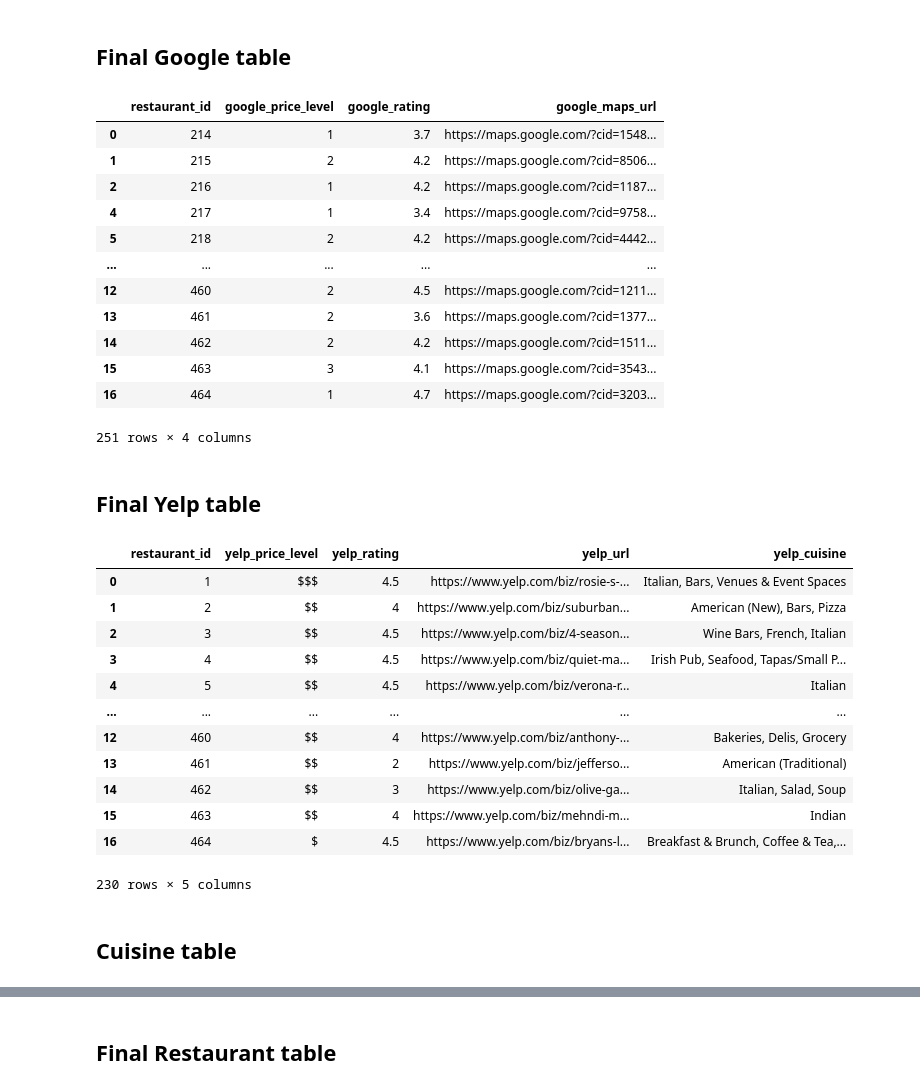
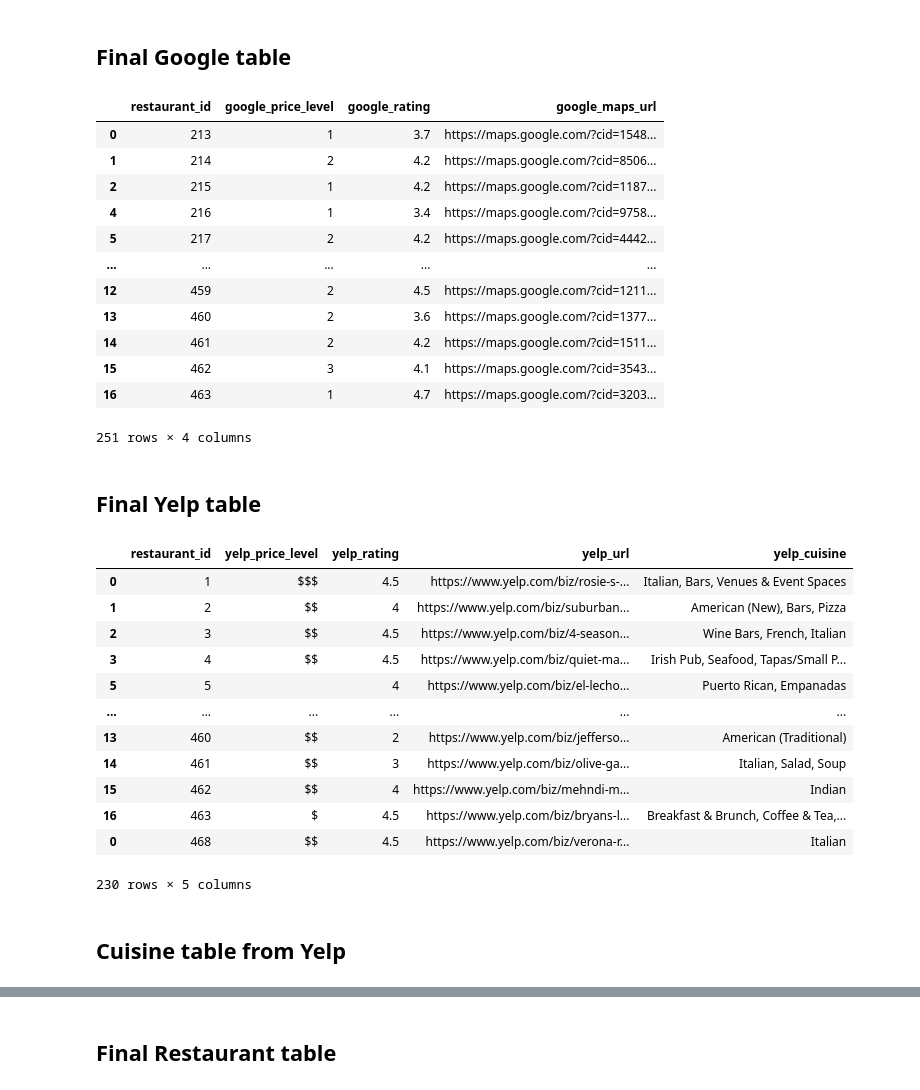
Before and after one commit to deliahellander/ETL-Project, a Jupyter notebook: Transformation/Transformation.ipynb, the cells around one changed output, grey strips where cells are left out. Drawn from its saved outputs; the diff is of its cells as text; code cells hidden in the pictures.

```diff
--- a/Transformation/Transformation.ipynb
+++ b/Transformation/Transformation.ipynb
@@ -529,0 +723,4 @@ restaurant_common_df
+# %%
+# concat both combined yelp and google dataframes and trip advisor data to get data from all dataframes
+restaurant_all_df = pd.concat([gy_final_df, tripadvisor_data_df])
+restaurant_all_df
@@ -529,0 +741,4 @@ restaurant_common_df
+# %%
+# merge yelp and google dataframes and trip advisor data on inner join to get the same restaurants in all tables
+restaurant_common_df = pd.merge(gy_final_df, tripadvisor_data_df, on=['restaurant_name', 'address1', 'zip code'], how='inner')
+restaurant_common_df
@@ -579,7 +765,6 @@ restaurant_common_df
 # %%
 # combine the table with all the restaurants with the table with common restaurants
 restaurant_df = pd.concat([restaurant_all_df, restaurant_common_df])
-restaurant_df = restaurant_df.fillna("")
 restaurant_df
 # %% [output]
 |  | restaurant_name | yelp_url | yelp_rating | address1 | restaurant_website | yelp_price_level | yelp_cuisine | ... |
@@ -603,6 +788,7 @@ restaurant_final_df = restaurant_df.drop_duplicates(subset=['restaurant_name', '
 
 # add the resturant_id column for unique identifier
 restaurant_final_df['restaurant_id'] = range(1, len(restaurant_final_df) + 1)
+restaurant_final_df = restaurant_final_df.fillna("")
 restaurant_final_df
 # %% [output]
 A value is trying to be set on a copy of a slice from a DataFrame.
@@ -632,50 +818,50 @@ See the caveats in the documentation: https://pandas.pydata.org/pandas-docs/stab
 google_final_df = restaurant_final_df[restaurant_final_df.google_maps_url != ""]
 
 # drop unwanted columns
-google_final_df = google_final_df.drop(columns=['restaurant_name', 'yelp_url', 'yelp_rating', 'yelp_price_level', 'yelp_cuisine', 'address1', 'restaurant_website', 'city', 'state', 'zip code'])
+google_final_df = google_final_df.drop(columns=['restaurant_name', 'yelp_url', 'yelp_rating', 'yelp_price_level', 'yelp_cuisine', 'tripadvisor_url', 'tripadvisor_rating', 'tripadvisor_price_level', 'tripadvisor_cuisine', 'address1', 'restaurant_website', 'city', 'state', 'zip code'])
 google_final_df = google_final_df[['restaurant_id', 'google_price_level', 'google_rating', 'google_maps_url']]
 google_final_df
 # %% [output]
 |  | restaurant_id | google_price_level | google_rating | google_maps_url |
-| 0 | 214 | 1 | 3.7 | https://maps.google.com/?cid=1548... |
-| 1 | 215 | 2 | 4.2 | https://maps.google.com/?cid=8506... |
-| 2 | 216 | 1 | 4.2 | https://maps.google.com/?cid=1187... |
-| 4 | 217 | 1 | 3.4 | https://maps.google.com/?cid=9758... |
-| 5 | 218 | 2 | 4.2 | https://maps.google.com/?cid=4442... |
+| 0 | 213 | 1 | 3.7 | https://maps.google.com/?cid=1548... |
+| 1 | 214 | 2 | 4.2 | https://maps.google.com/?cid=8506... |
+| 2 | 215 | 1 | 4.2 | https://maps.google.com/?cid=1187... |
+| 4 | 216 | 1 | 3.4 | https://maps.google.com/?cid=9758... |
+| 5 | 217 | 2 | 4.2 | https://maps.google.com/?cid=4442... |
 | ... | ... | ... | ... | ... |
-| 12 | 460 | 2 | 4.5 | https://maps.google.com/?cid=1211... |
-| 13 | 461 | 2 | 3.6 | https://maps.google.com/?cid=1377... |
-| 14 | 462 | 2 | 4.2 | https://maps.google.com/?cid=1511... |
-| 15 | 463 | 3 | 4.1 | https://maps.google.com/?cid=3543... |
-| 16 | 464 | 1 | 4.7 | https://maps.google.com/?cid=3203... |
+| 12 | 459 | 2 | 4.5 | https://maps.google.com/?cid=1211... |
+| 13 | 460 | 2 | 3.6 | https://maps.google.com/?cid=1377... |
+| 14 | 461 | 2 | 4.2 | https://maps.google.com/?cid=1511... |
+| 15 | 462 | 3 | 4.1 | https://maps.google.com/?cid=3543... |
+| 16 | 463 | 1 | 4.7 | https://maps.google.com/?cid=3203... |
 251 rows × 4 columns
 # %% [markdown]
 ## Final Yelp table
 # %%
 # search for rows that have a yelp_url
 yelp_final_df = restaurant_final_df[restaurant_final_df.yelp_url != ""]
 
 # drop unwanted columns
-yelp_final_df = yelp_final_df.drop(columns=['google_price_level', 'google_rating', 'google_maps_url', 'address1', 'restaurant_website', 'city', 'state', 'zip code', 'restaurant_name'])
+yelp_final_df = yelp_final_df.drop(columns=['google_price_level', 'google_rating', 'google_maps_url', 'tripadvisor_url', 'tripadvisor_rating', 'tripadvisor_price_level', 'tripadvisor_cuisine', 'address1', 'restaurant_website', 'city', 'state', 'zip code', 'restaurant_name'])
 yelp_final_df = yelp_final_df[['restaurant_id', 'yelp_price_level', 'yelp_rating', 'yelp_url', 'yelp_cuisine']]
 
 yelp_final_df
 # %% [output]
 |  | restaurant_id | yelp_price_level | yelp_rating | yelp_url | yelp_cuisine |
 | 0 | 1 | $$$ | 4.5 | https://www.yelp.com/biz/rosie-s-... | Italian, Bars, Venues & Event Spaces |
 | 1 | 2 | $$ | 4 | https://www.yelp.com/biz/suburban... | American (New), Bars, Pizza |
 | 2 | 3 | $$ | 4.5 | https://www.yelp.com/biz/4-season... | Wine Bars, French, Italian |
 | 3 | 4 | $$ | 4.5 | https://www.yelp.com/biz/quiet-ma... | Irish Pub, Seafood, Tapas/Small P... |
-| 4 | 5 | $$ | 4.5 | https://www.yelp.com/biz/verona-r... | Italian |
+| 5 | 5 |  | 4 | https://www.yelp.com/biz/el-lecho... | Puerto Rican, Empanadas |
 | ... | ... | ... | ... | ... | ... |
-| 12 | 460 | $$ | 4 | https://www.yelp.com/biz/anthony-... | Bakeries, Delis, Grocery |
-| 13 | 461 | $$ | 2 | https://www.yelp.com/biz/jefferso... | American (Traditional) |
-| 14 | 462 | $$ | 3 | https://www.yelp.com/biz/olive-ga... | Italian, Salad, Soup |
-| 15 | 463 | $$ | 4 | https://www.yelp.com/biz/mehndi-m... | Indian |
-| 16 | 464 | $ | 4.5 | https://www.yelp.com/biz/bryans-l... | Breakfast & Brunch, Coffee & Tea,... |
+| 13 | 460 | $$ | 2 | https://www.yelp.com/biz/jefferso... | American (Traditional) |
+| 14 | 461 | $$ | 3 | https://www.yelp.com/biz/olive-ga... | Italian, Salad, Soup |
+| 15 | 462 | $$ | 4 | https://www.yelp.com/biz/mehndi-m... | Indian |
+| 16 | 463 | $ | 4.5 | https://www.yelp.com/biz/bryans-l... | Breakfast & Brunch, Coffee & Tea,... |
+| 0 | 468 | $$ | 4.5 | https://www.yelp.com/biz/verona-r... | Italian |
 230 rows × 5 columns
 # %% [markdown]
-## Cuisine table
+## Cuisine table from Yelp
 # %%
 # get the list of all available cuisines
 cuisine_series = yelp_final_df['yelp_cuisine'].str.split(',')
```
Also changed, not shown: parts of 61 cells of this notebook, 7 other files.
